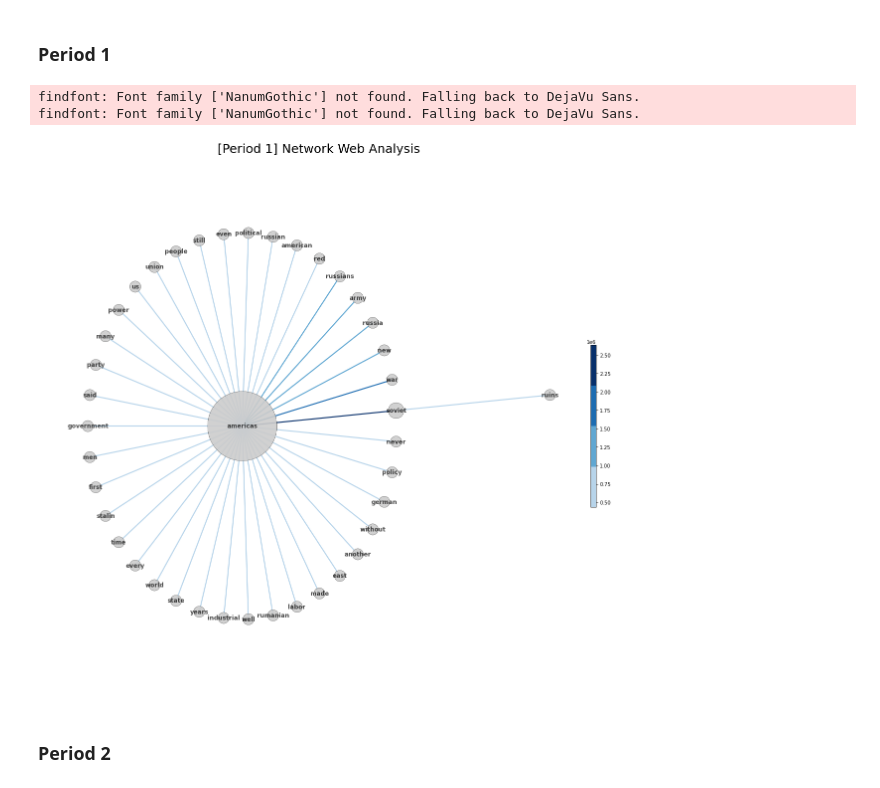
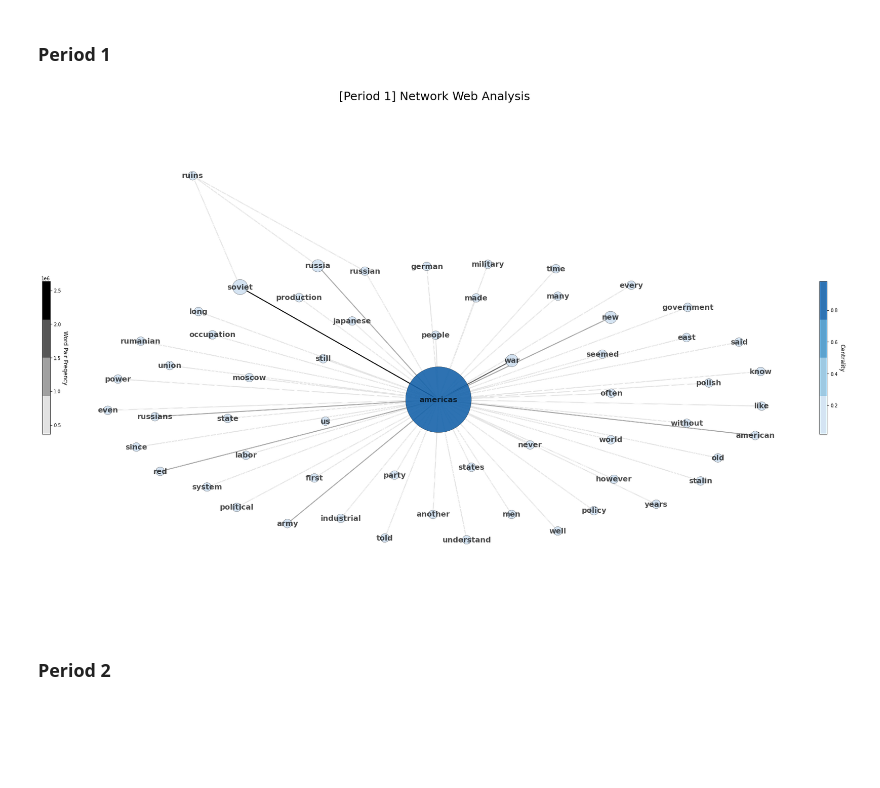
Before and after one commit to MartinusChoi/Text-Mining-Project, a Jupyter notebook: Network-Web-Analysis-ST.ipynb, the cells around one changed output. Saved outputs shown, nothing was run; the diff lists cells and outputs as text; code cells hidden in the pictures; blank space fills up the shorter version.

Commit message:
Improve Network Web Analysis ST

```diff
--- a/Network-Web-Analysis-ST.ipynb
+++ b/Network-Web-Analysis-ST.ipynb
@@ -129,11 +129,16 @@ class Network:
     def calc_properties(self, edge_num, data):
         self.edge_num = edge_num
         self.data = data
+        self.max_freq = -1
+        self.quartile = 0
 
         G_centrality = nx.Graph()
 
         for idx in range(self.edge_num):
             G_centrality.add_edge(self.data['word1'][idx], self.data['word2'][idx], weight=int(self.data['freq'][idx]))
+            if self.max_freq < int(self.data['freq'][idx]): self.max_freq = int(self.data['freq'][idx])
+
+        self.quartile = self.max_freq / 4
 
         self.dgr = nx.degree_centrality(G_centrality)
         self.pgr = nx.pagerank(G_centrality)
@@ -153,25 +158,29 @@ class Network:
             G.add_edge(self.data['word1'][idx], self.data['word2'][idx], weight=int(self.data['freq'][idx]))
 
         # 토폴로지 형태 정의
-        pos = graphviz_layout(G, prog='twopi')
+        pos = graphviz_layout(G, prog='neato')
+        # pos = nx.kamada_kawai_layout(G)
 
         # Network 시각화
-        plt.figure(figsize=(20, 20))
+        fig = plt.figure(figsize=(30, 20))
         plt.margins(x=0.1, y=0.2)
-        ax = plt.gca()
+        ax = fig.gca()
 
         # figure에 node 그리기
-        nx.draw_networkx_nodes(G, pos, node_size=[node[1]['weight']*20000 for node in G.nodes(data=True)], \
-            node_color='#CCCCCC', node_shape='o', alpha=0.9, linewidths=0.4, edgecolors='#000000')
+        Blues_modified = cm.get_cmap('Blues', 256)
+        newcmp = ListedColormap(Blues_modified(np.linspace(0.2, 0.8, 4)))
+        nc = nx.draw_networkx_nodes(G, pos, node_size=[node[1]['weight']*20000 for node in G.nodes(data=True)], \
+            node_color=[node[1]['weight'] for node in G.nodes(data=True)], cmap=newcmp,
+            node_shape='o', alpha=0.9, linewidths=0.4, edgecolors='#000000')
 
         # figure에 label 그리기
-        nx.draw_networkx_labels(G, pos=pos, font_size=12, alpha=0.7, font_color='black', font_weight='bold')
+        nx.draw_networkx_labels(G, pos=pos, font_size=16, alpha=0.7, font_color='black', font_weight='bold')
 
         # figure에 edge 그리기
-        Blues_modified = cm.get_cmap('Blues', 256)
-        newcmp = ListedColormap(Blues_modified(np.linspace(0.3, 1.0, 4)))
+        Greys_modified = cm.get_cmap('Greys', 256)
+        newcmp = ListedColormap(Greys_modified(np.linspace(0.2, 1.0, 4)))
         ec = nx.draw_networkx_edges(G, pos, edge_color=[edge[2]['weight'] for edge in G.edges(data=True)], \
-            edge_cmap=newcmp, style='solid', width=2.2, connectionstyle='arc1,rad=0.5')
+            edge_cmap=newcmp, style='solid', width=2, connectionstyle='arc3,rad=-0.3')
 
         # title 지정
         plt.title(title, fontsize=25)
@@ -179,14 +188,21 @@ class Network:
         plt.axis('off')
 
         # color bar 추가
-        # divider = make_axes_locatable(ax)
-        # cax = divider.append_axes("right", size="2%", pad=0.05)
         axins = inset_axes(ax,\
             width='1%',
             height='30%',
             loc='center right',
             borderpad=0)
-        plt.colorbar(ec, cax=axins)
+        cbar = plt.colorbar(nc, cax=axins)
+        cbar.ax.set_ylabel('Centrality', rotation=270, fontsize=12, labelpad=15)
+
+        axins = inset_axes(ax, \
+            width='1%',
+            height='30%',
+            loc='center left',
+            borderpad=0)
+        cbar = plt.colorbar(ec, cax=axins)
+        cbar.ax.set_ylabel('Word Pair Freqency', rotation=270, fontsize=12, labelpad=15)
 
         # figure 저장
         plt.savefig(root+'network-web-analysis.png')
@@ -207,16 +223,14 @@ df = pd.read_csv(RESULT_1+'word-pair-freq.csv')
 # %%
 net = Network()
 
 # '단어 중심성' 계산
 # degree Centrality, Page Rank
-net.calc_properties(edge_num=40, data=df)
+net.calc_properties(edge_num=60, data=df)
 
 # Network 시각화
-net.plot(title='[Period 1] Network Web Analysis', root='./')
+net.plot(title='[Period 1] Network Web Analysis', root=RESULT_1)
 # %% [output]
-findfont: Font family ['NanumGothic'] not found. Falling back to DejaVu Sans.
-findfont: Font family ['NanumGothic'] not found. Falling back to DejaVu Sans.
-[figure, old version]
+[figure, new version]
 # %% [markdown]
 ### Period 2
 # %%
```
Also changed, not shown: parts of 2 cells of this notebook, 15 other files.
